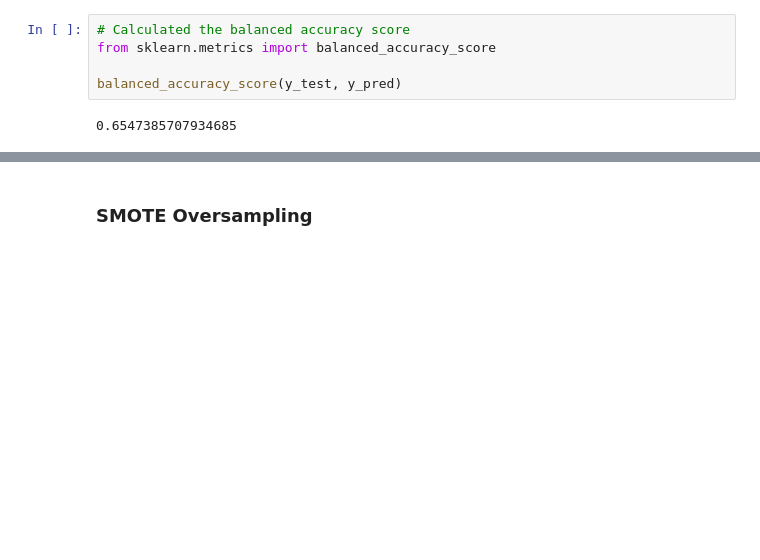
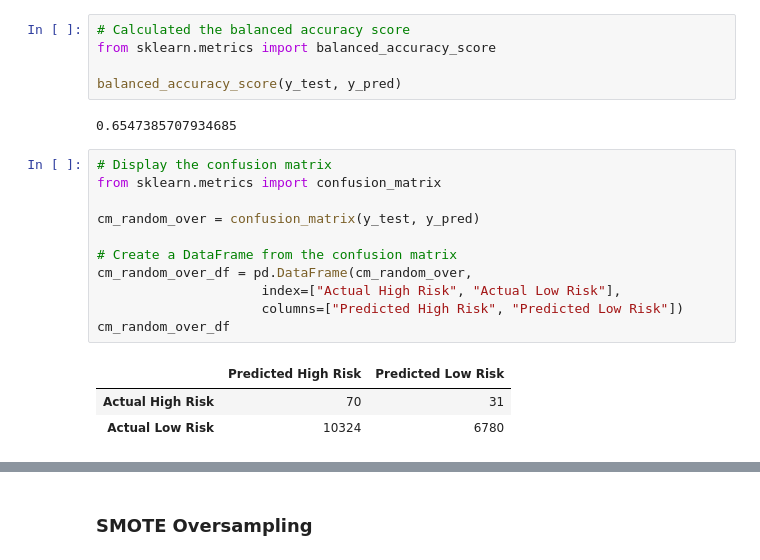
Before and after one commit to meghanhkoon/Credit_Risk_Analysis, a Jupyter notebook: credit_risk_resampling.ipynb, the cells around one changed output, grey strips where cells are left out. Saved outputs shown, nothing was run; the diff lists cells and outputs as text; blank space fills up the shorter version.

```diff
--- a/credit_risk_resampling.ipynb
+++ b/credit_risk_resampling.ipynb
@@ -172,4 +172,19 @@ from sklearn.metrics import balanced_accuracy_score
 balanced_accuracy_score(y_test, y_pred)
 # %% [output]
 0.6547385707934685
+# %%
+# Display the confusion matrix
+from sklearn.metrics import confusion_matrix
+
+cm_random_over = confusion_matrix(y_test, y_pred)
+
+# Create a DataFrame from the confusion matrix
+cm_random_over_df = pd.DataFrame(cm_random_over,
+                     index=["Actual High Risk", "Actual Low Risk"],
+                     columns=["Predicted High Risk", "Predicted Low Risk"])
+cm_random_over_df
+# %% [output]
+|  | Predicted High Risk | Predicted Low Risk |
+| Actual High Risk | 70 | 31 |
+| Actual Low Risk | 10324 | 6780 |
 # %%
```
Also changed, not shown: parts of 21 cells of this notebook, 4 other files.
